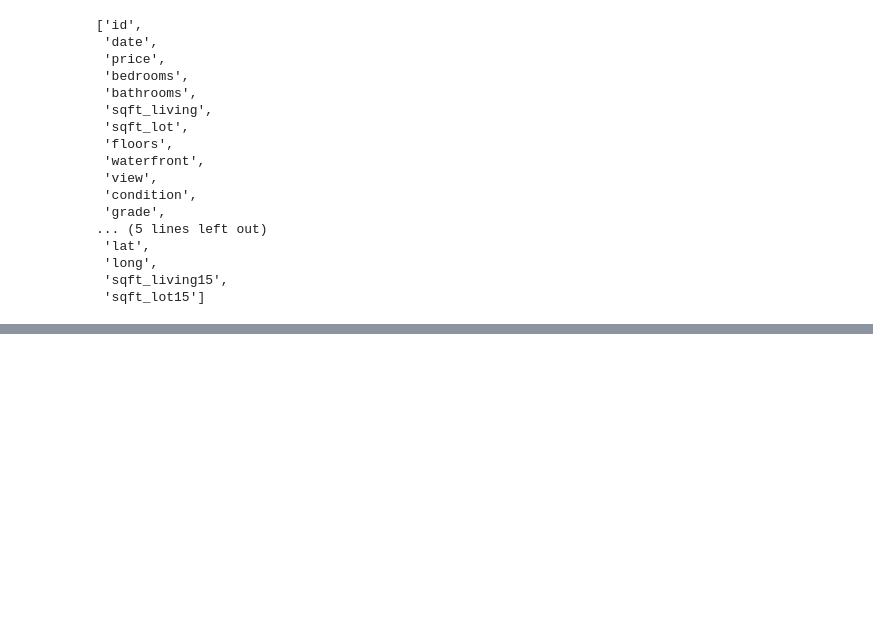
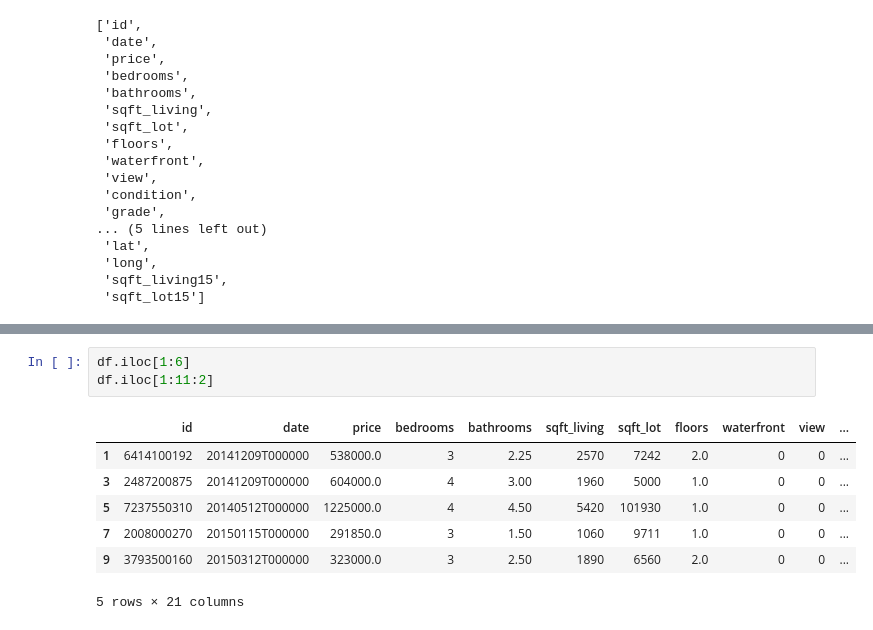
Before and after one commit to palakmakwana21/Data_Science_with_python, a Jupyter notebook: Data Analytics/analysis.ipynb, the cells around one changed output, grey strips where cells are left out. Saved outputs shown, nothing was run; the diff lists cells and outputs as text; blank space fills up the shorter version.

```diff
--- a/Data Analytics/analysis.ipynb
+++ b/Data Analytics/analysis.ipynb
@@ -166,0 +208,11 @@ df.columns.tolist() #to get the column names of the dataframe in list
+# %%
+df.iloc[1:6]
+df.iloc[1:11:2]
+# %% [output]
+|  | id | date | price | bedrooms | bathrooms | sqft_living | sqft_lot | floors | waterfront | view | ... |
+| 1 | 6414100192 | 20141209T000000 | 538000.0 | 3 | 2.25 | 2570 | 7242 | 2.0 | 0 | 0 | ... |
+| 3 | 2487200875 | 20141209T000000 | 604000.0 | 4 | 3.00 | 1960 | 5000 | 1.0 | 0 | 0 | ... |
+| 5 | 7237550310 | 20140512T000000 | 1225000.0 | 4 | 4.50 | 5420 | 101930 | 1.0 | 0 | 0 | ... |
+| 7 | 2008000270 | 20150115T000000 | 291850.0 | 3 | 1.50 | 1060 | 9711 | 1.0 | 0 | 0 | ... |
+| 9 | 3793500160 | 20150312T000000 | 323000.0 | 3 | 2.50 | 1890 | 6560 | 2.0 | 0 | 0 | ... |
+5 rows × 21 columns
```
Also changed, not shown: parts of 13 cells of this notebook.
